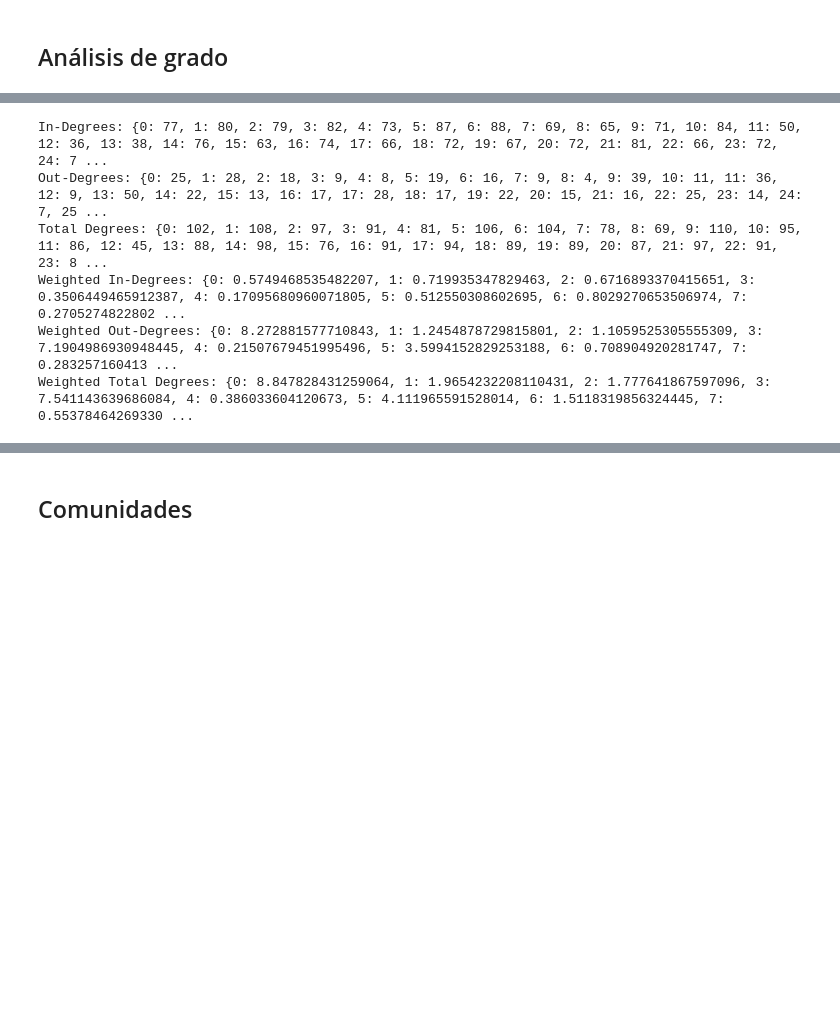
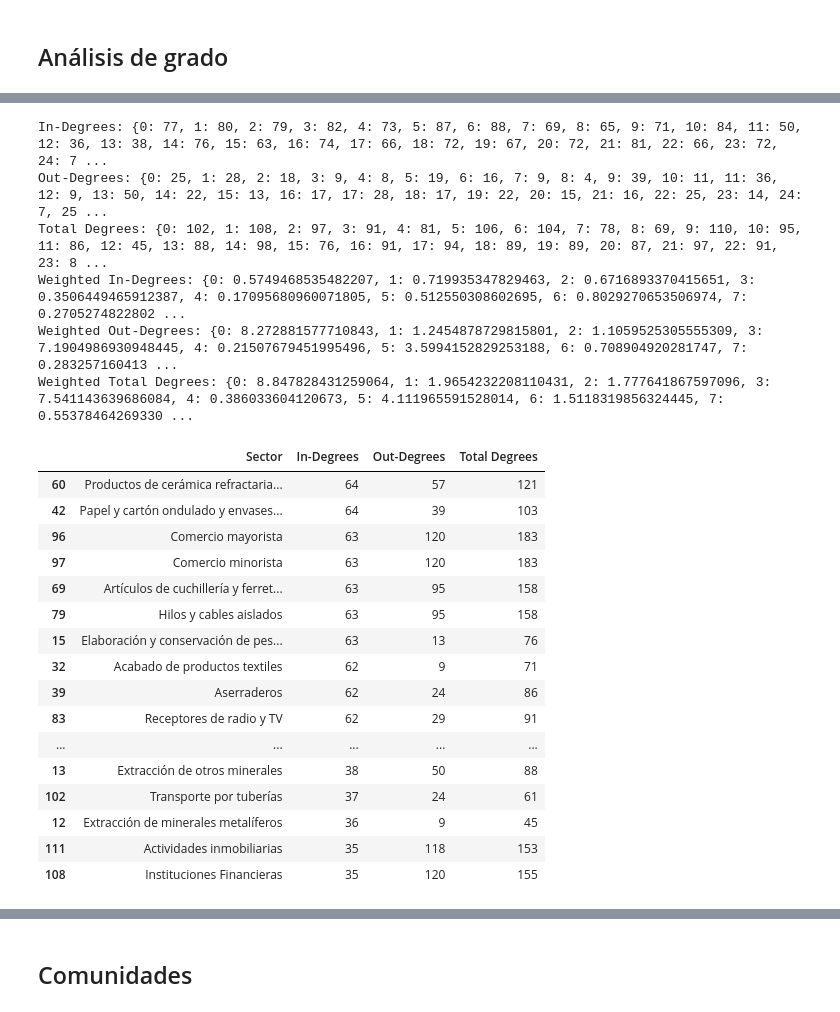
Before and after one commit to akielbowicz/tp-msscae-2024, a Jupyter notebook: notebooks/analisis_grafo.ipynb, the cells around one changed output, grey strips where cells are left out. Drawn from its saved outputs; the diff is of its cells as text; code cells hidden in the pictures; blank space fills up the shorter version.

Commit message:
agregamos tablas con cada sector y sus aristas

```diff
--- a/notebooks/analisis_grafo.ipynb
+++ b/notebooks/analisis_grafo.ipynb
@@ -87,28 +87,58 @@ Desvio del Grado de entrada:152.894375
 # %%
 
 # Calculate In-Degree and Out-Degree
-nodes, in_degrees = dict(red_sectores.in_degree())
+in_degrees = dict(red_sectores.in_degree())
 out_degrees = dict(red_sectores.out_degree())
 degrees = dict(red_sectores.degree())
 
 plt.bar
 
 # Calculate Weighted In-Degree and Out-Degree
 weighted_in_degrees = dict(red_sectores.in_degree(weight='weight'))
 weighted_out_degrees = dict(red_sectores.out_degree(weight='weight'))
 weighted_degrees = dict(red_sectores.degree(weight='weight'))
 
 # Print Degree Information
 print("In-Degrees:", in_degrees)
 print("Out-Degrees:", out_degrees)
 print("Total Degrees:", degrees)
 print("Weighted In-Degrees:", weighted_in_degrees)
 print("Weighted Out-Degrees:", weighted_out_degrees)
 print("Weighted Total Degrees:", weighted_degrees)
+
+#Armamos tablas con los datos:
+cant_nodes = list(red_sectores.nodes)
+degrees_table = [0] * 120
+
+for i in cant_nodes:
+    degrees_table[i] = [mip.index[i], in_degrees[i], out_degrees[i], degrees[i]]
+
+head = ["Sector", "In-Degrees", "Out-Degrees", "Total Degrees"]
+
+df = pd.DataFrame(degrees_table, columns=head)
+
+df.sort_values(by=["In-Degrees"], ascending=False).tail(60)
 # %% [output]
 In-Degrees: {0: 77, 1: 80, 2: 79, 3: 82, 4: 73, 5: 87, 6: 88, 7: 69, 8: 65, 9: 71, 10: 84, 11: 50, 12: 36, 13: 38, 14: 76, 15: 63, 16: 74, 17: 66, 18: 72, 19: 67, 20: 72, 21: 81, 22: 66, 23: 72, 24: 7 ...
 Out-Degrees: {0: 25, 1: 28, 2: 18, 3: 9, 4: 8, 5: 19, 6: 16, 7: 9, 8: 4, 9: 39, 10: 11, 11: 36, 12: 9, 13: 50, 14: 22, 15: 13, 16: 17, 17: 28, 18: 17, 19: 22, 20: 15, 21: 16, 22: 25, 23: 14, 24: 7, 25 ...
 Total Degrees: {0: 102, 1: 108, 2: 97, 3: 91, 4: 81, 5: 106, 6: 104, 7: 78, 8: 69, 9: 110, 10: 95, 11: 86, 12: 45, 13: 88, 14: 98, 15: 76, 16: 91, 17: 94, 18: 89, 19: 89, 20: 87, 21: 97, 22: 91, 23: 8 ...
 Weighted In-Degrees: {0: 0.5749468535482207, 1: 0.719935347829463, 2: 0.6716893370415651, 3: 0.3506449465912387, 4: 0.17095680960071805, 5: 0.512550308602695, 6: 0.8029270653506974, 7: 0.2705274822802 ...
 Weighted Out-Degrees: {0: 8.272881577710843, 1: 1.2454878729815801, 2: 1.1059525305555309, 3: 7.1904986930948445, 4: 0.21507679451995496, 5: 3.5994152829253188, 6: 0.708904920281747, 7: 0.283257160413 ...
 Weighted Total Degrees: {0: 8.847828431259064, 1: 1.9654232208110431, 2: 1.777641867597096, 3: 7.541143639686084, 4: 0.386033604120673, 5: 4.111965591528014, 6: 1.5118319856324445, 7: 0.55378464269330 ...
+|  | Sector | In-Degrees | Out-Degrees | Total Degrees |
+| 60 | Productos de cerámica refractaria... | 64 | 57 | 121 |
+| 42 | Papel y cartón ondulado y envases... | 64 | 39 | 103 |
+| 96 | Comercio mayorista | 63 | 120 | 183 |
+| 97 | Comercio minorista | 63 | 120 | 183 |
+| 69 | Artículos de cuchillería y ferret... | 63 | 95 | 158 |
+| 79 | Hilos y cables aislados | 63 | 95 | 158 |
+| 15 | Elaboración y conservación de pes... | 63 | 13 | 76 |
+| 32 | Acabado de productos textiles | 62 | 9 | 71 |
+| 39 | Aserraderos | 62 | 24 | 86 |
+| 83 | Receptores de radio y TV | 62 | 29 | 91 |
+| ... | ... | ... | ... | ... |
+| 13 | Extracción de otros minerales | 38 | 50 | 88 |
+| 102 | Transporte por tuberías | 37 | 24 | 61 |
+| 12 | Extracción de minerales metalíferos | 36 | 9 | 45 |
+| 111 | Actividades inmobiliarias | 35 | 118 | 153 |
+| 108 | Instituciones Financieras | 35 | 120 | 155 |
```
Also changed, not shown: parts of 3 cells of this notebook.
